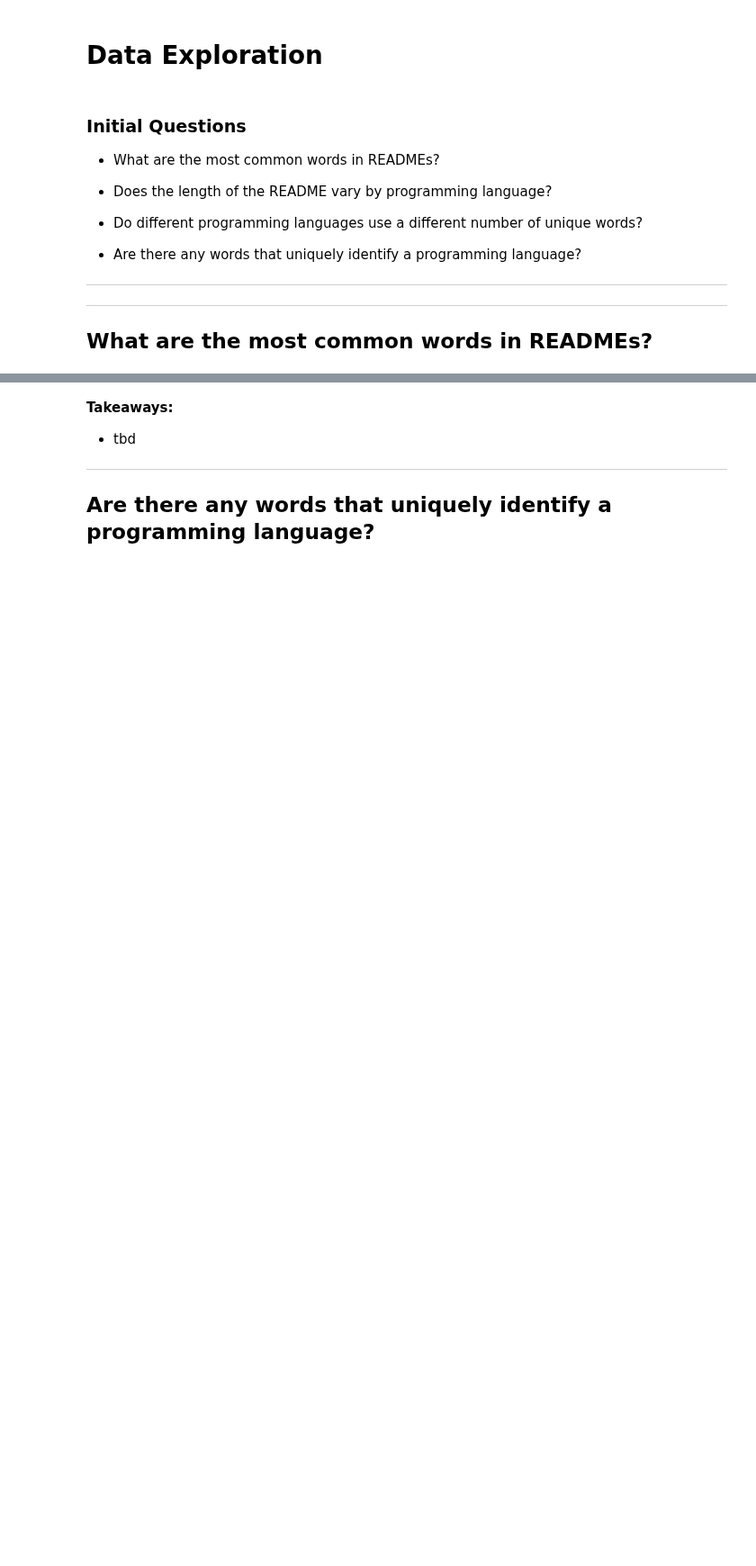
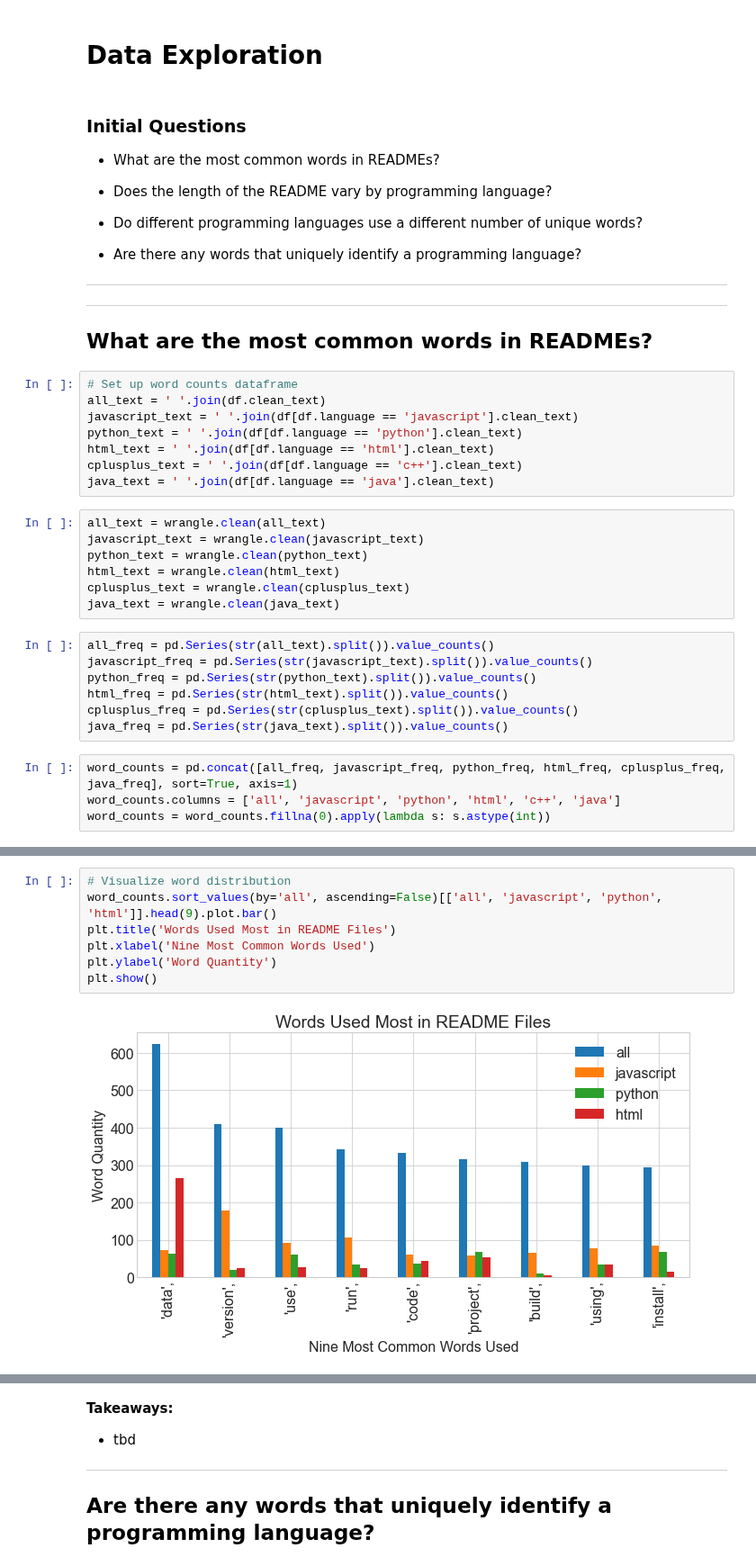
Before and after one commit to codeup-nlp/nlp-project, a Jupyter notebook: final_report.ipynb, the cells around one changed output, grey strips where cells are left out. Shown at 90% size. Cells and saved outputs as stored; diff of their text form; blank space fills up the shorter version.

```diff
--- a/final_report.ipynb
+++ b/final_report.ipynb
@@ -104,3 +119,29 @@ Reading data from json file...
 --------
 --------
 ## What are the most common words in READMEs?
+# %%
+# Set up word counts dataframe
+all_text = ' '.join(df.clean_text)
+javascript_text = ' '.join(df[df.language == 'javascript'].clean_text)
+python_text = ' '.join(df[df.language == 'python'].clean_text)
+html_text = ' '.join(df[df.language == 'html'].clean_text)
+cplusplus_text = ' '.join(df[df.language == 'c++'].clean_text)
+java_text = ' '.join(df[df.language == 'java'].clean_text)
+# %%
+all_text = wrangle.clean(all_text)
+javascript_text = wrangle.clean(javascript_text)
+python_text = wrangle.clean(python_text)
+html_text = wrangle.clean(html_text)
+cplusplus_text = wrangle.clean(cplusplus_text)
+java_text = wrangle.clean(java_text)
+# %%
+all_freq = pd.Series(str(all_text).split()).value_counts()
+javascript_freq = pd.Series(str(javascript_text).split()).value_counts()
+python_freq = pd.Series(str(python_text).split()).value_counts()
+html_freq = pd.Series(str(html_text).split()).value_counts()
+cplusplus_freq = pd.Series(str(cplusplus_text).split()).value_counts()
+java_freq = pd.Series(str(java_text).split()).value_counts()
+# %%
+word_counts = pd.concat([all_freq, javascript_freq, python_freq, html_freq, cplusplus_freq, java_freq], sort=True, axis=1)
+word_counts.columns = ['all', 'javascript', 'python', 'html', 'c++', 'java']
+word_counts = word_counts.fillna(0).apply(lambda s: s.astype(int))
@@ -107,2 +169,11 @@ Reading data from json file...
+# %%
+# Visualize word distribution
+word_counts.sort_values(by='all', ascending=False)[['all', 'javascript', 'python', 'html']].head(9).plot.bar()
+plt.title('Words Used Most in README Files')
+plt.xlabel('Nine Most Common Words Used')
+plt.ylabel('Word Quantity')
+plt.show()
+# %% [output]
+[figure, added]
 # %% [markdown]
 **Takeaways:**
```
Also changed, not shown: parts of 9 cells of this notebook, 1 other file.
